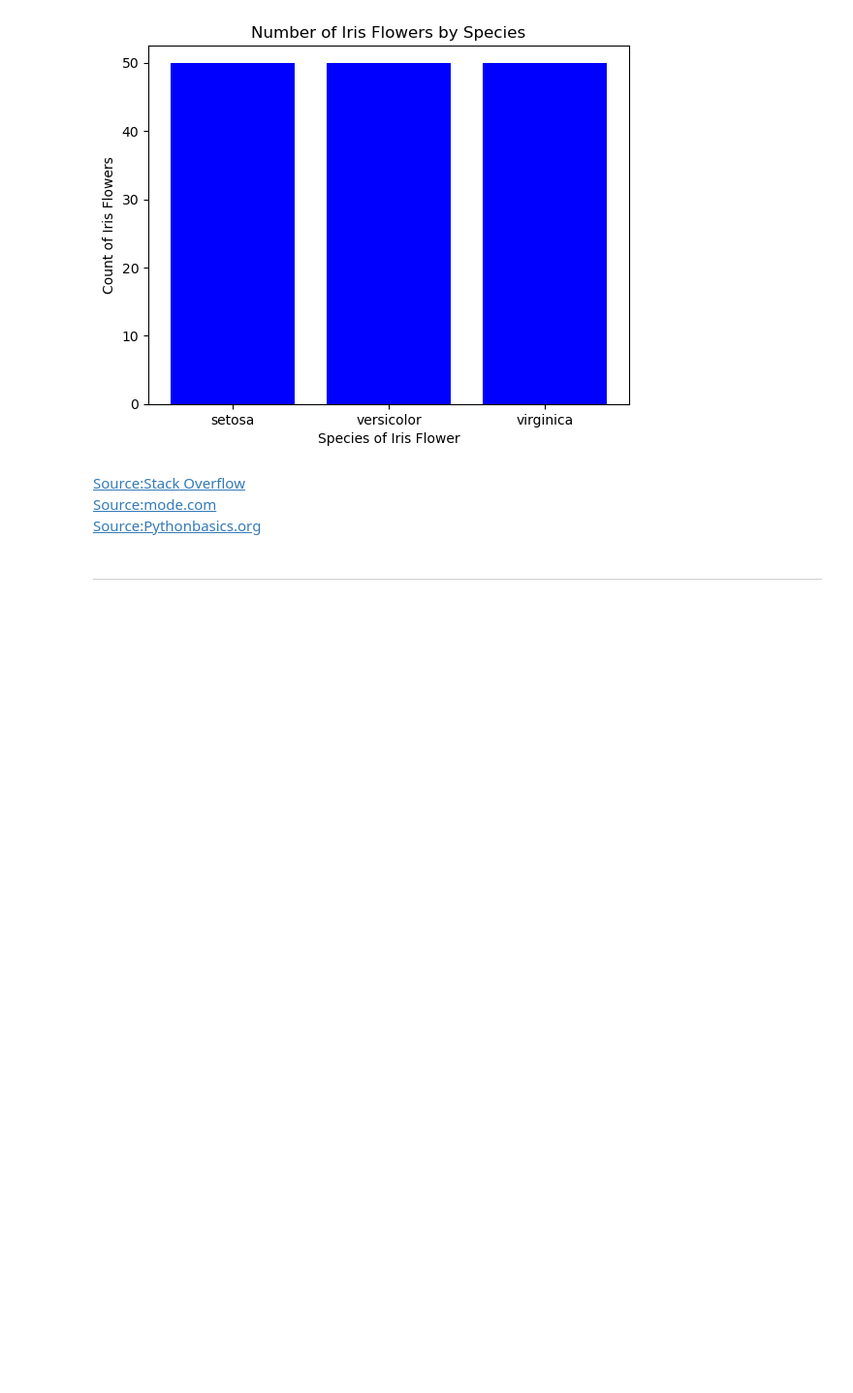
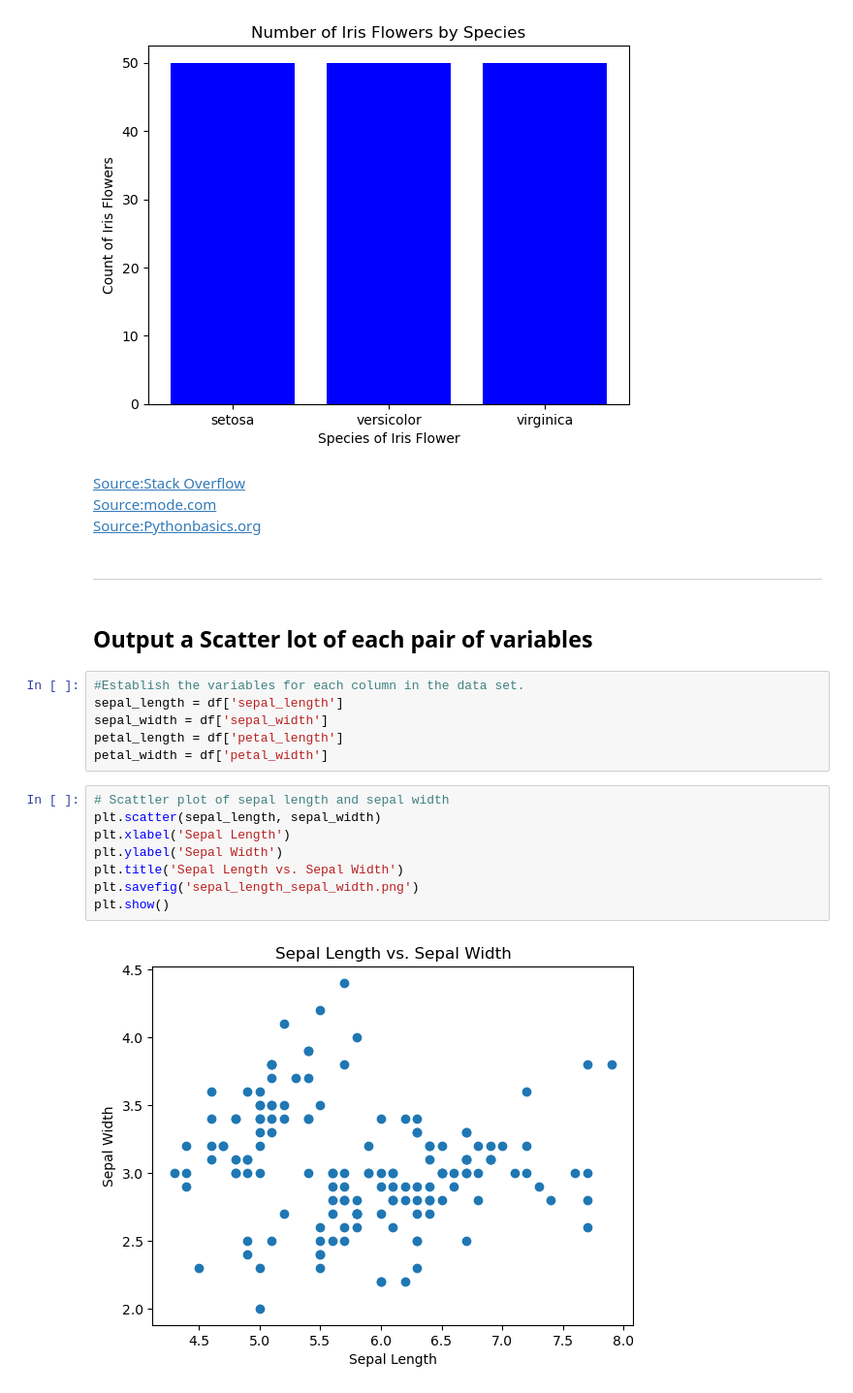
Before and after one commit to sarahembarry/pands-project, a Jupyter notebook: analysisnotebook.ipynb, the cells around one changed output. Shown at 97% size. Cells and saved outputs as stored; diff of their text form; blank space fills up the shorter version.

Commit message:
Scatter plots

```diff
--- a/analysisnotebook.ipynb
+++ b/analysisnotebook.ipynb
@@ -110,3 +112,21 @@ plt.savefig('species_barchart.png')
 [Source:Pythonbasics.org](hhttps://pythonbasics.org/matplotlib-bar-chart/)
 # %% [markdown]
 ---
+# %% [markdown]
+## Output a Scatter lot of each pair of variables
+# %%
+#Establish the variables for each column in the data set.
+sepal_length = df['sepal_length']
+sepal_width = df['sepal_width']
+petal_length = df['petal_length']
+petal_width = df['petal_width']
+# %%
+# Scattler plot of sepal length and sepal width
+plt.scatter(sepal_length, sepal_width)
+plt.xlabel('Sepal Length')
+plt.ylabel('Sepal Width')
+plt.title('Sepal Length vs. Sepal Width')
+plt.savefig('sepal_length_sepal_width.png')
+plt.show()
+# %% [output]
+[figure, added]
```
Also changed, not shown: parts of 7 cells of this notebook, 7 other files.
